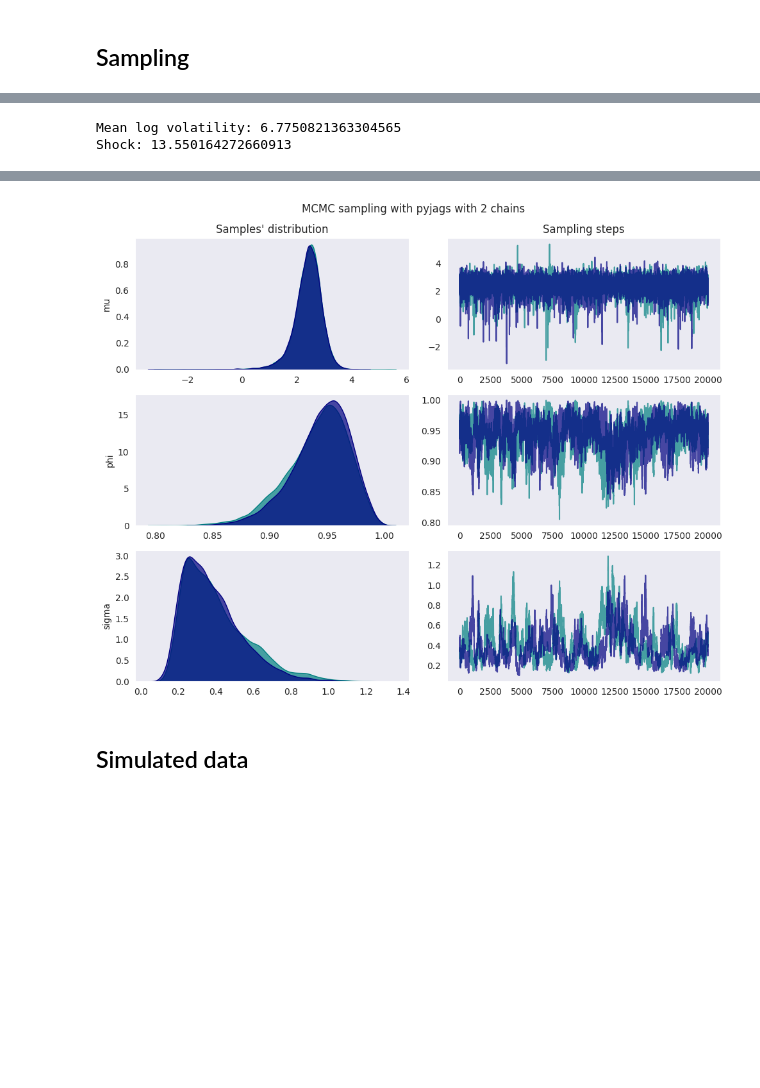
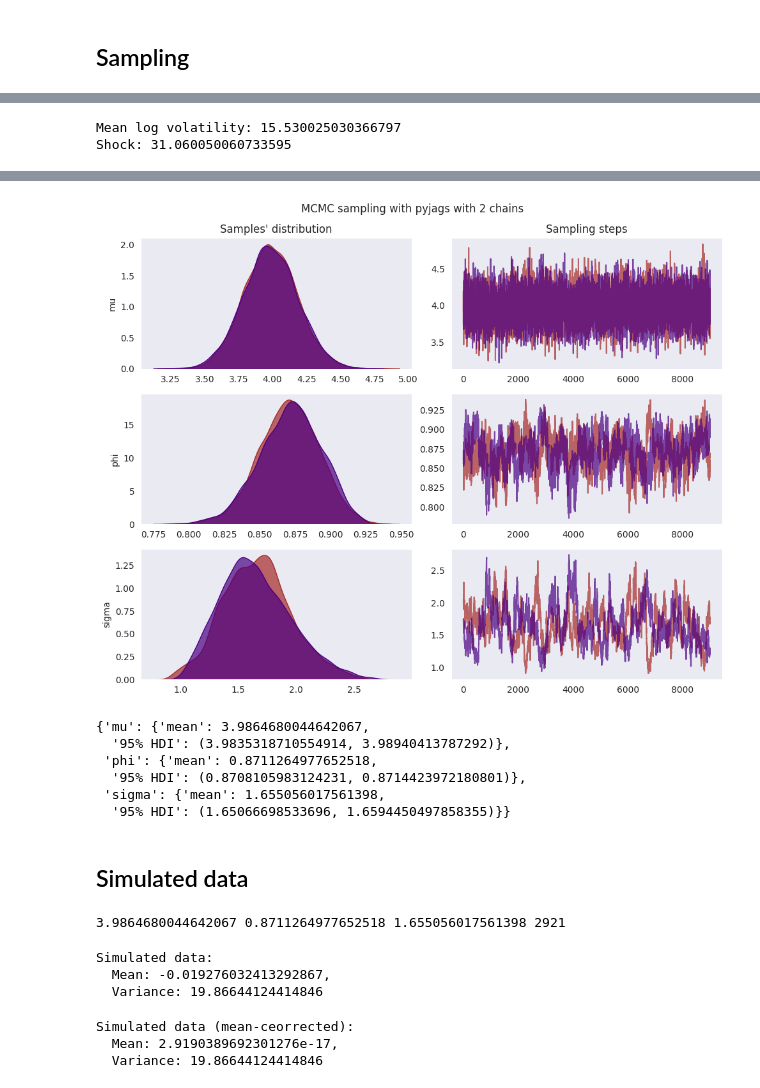
Before and after one commit to spradha1/LeuphanaAssignments, a Jupyter notebook: ProbabilisticModelling/Paper/SVmodel_mit_real_data.ipynb, the cells around one changed output, grey strips where cells are left out. Saved outputs shown, nothing was run; the diff lists cells and outputs as text; code cells hidden in the pictures; blank space fills up the shorter version.

Commit message:
PM simulated data & Stat tut

```diff
--- a/ProbabilisticModelling/Paper/SVmodel_mit_real_data.ipynb
+++ b/ProbabilisticModelling/Paper/SVmodel_mit_real_data.ipynb
@@ -16,9 +17,9 @@ sns.set_style('dark', {'axes.grid' : False})
 ## Sampling
 # %%
 # sampling configs
-ITERS=20000
+ITERS=9000
 CHAINS=2
-BURN_IN=0
+BURN_IN=1000
 # %%
 '''
   sample priors with asset return data using JAGS
@@ -81,7 +115,7 @@ def sample_n_plot(asset_returns, mean_log_vol, shock):
 # %%
 # data
 
-df = pd.read_csv('datasets/BAC22.csv')
+df = pd.read_csv('datasets/Bitcoin.csv')
 print(df.shape)
 df.head()
 # %% [output]
@@ -112,7 +163,7 @@ df.describe()
   '%b %d, %Y'
 '''
 
-df['Date'] = df['Date'].apply(lambda dt: datetime.strptime(dt, "%m/%d/%Y"))
+df['Date'] = df['Date'].apply(lambda dt: datetime.strptime(dt, "%b %d, %Y"))
 # %%
 # sorting data chronologically
 
@@ -181,8 +236,8 @@ print(f'Mean log volatility: {mlv}')
 shock_scale = mlv*2
 print(f'Shock: {shock_scale}')
 # %% [output]
-Mean log volatility: 6.7750821363304565
-Shock: 13.550164272660913
+Mean log volatility: 15.530025030366797
+Shock: 31.060050060733595
 # %%
-sample_n_plot(asset_returns=asset_returns_data, mean_log_vol=mlv, shock=shock_scale)
+estimates = sample_n_plot(asset_returns=asset_returns_data, mean_log_vol=mlv, shock=shock_scale)
 # %% [output]
@@ -203,3 +261,12 @@ sampling: iterations 40000 of 40000, elapsed 0:01:26, remaining 0:00:00
-[figure, old version]
+[figure, new version]
+# %%
+estimates
+# %% [output]
+{'mu': {'mean': 3.9864680044642067,
+  '95% HDI': (3.9835318710554914, 3.98940413787292)},
+ 'phi': {'mean': 0.8711264977652518,
+  '95% HDI': (0.8708105983124231, 0.8714423972180801)},
+ 'sigma': {'mean': 1.655056017561398,
+  '95% HDI': (1.65066698533696, 1.6594450497858355)}}
 # %% [markdown]
 ## Simulated data
@@ -235,0 +295,32 @@ sim_asset_returns = generate_data(MU, PHI, SIGMA, SAMPLE_SIZE)
+# %%
+# simulation configs from historic posterior estimate
+SAMPLE_SIZE=len(asset_returns_data)
+MU=estimates['mu']['mean']
+PHI=estimates['phi']['mean']
+SIGMA=estimates['sigma']['mean']
+print(MU, PHI, SIGMA, SAMPLE_SIZE)
+# %% [output]
+3.9864680044642067 0.8711264977652518 1.655056017561398 2921
+# %%
+# generate simulation data: asset returns
+sim_ar = generate_data(MU, PHI, SIGMA, SAMPLE_SIZE)
+print(f'''Simulated data:
+  Mean: {np.mean(sim_ar)},
+  Variance: {np.var(sim_ar)}'''
+)
+# %% [output]
+Simulated data:
+  Mean: -0.019276032413292867,
+  Variance: 19.86644124414846
+# %%
+# Mean-correction
+sim_x = np.mean(sim_ar)
+corrected_sim_ar = [ar - sim_x for ar in sim_ar]
+print(f'''Simulated data (mean-ceorrected):
+  Mean: {np.mean(corrected_sim_ar)},
+  Variance: {np.var(corrected_sim_ar)}'''
+)
+# %% [output]
+Simulated data (mean-ceorrected):
+  Mean: 2.9190389692301276e-17,
+  Variance: 19.86644124414846
```
Also changed, not shown: parts of 18 cells of this notebook, 13 other files.
